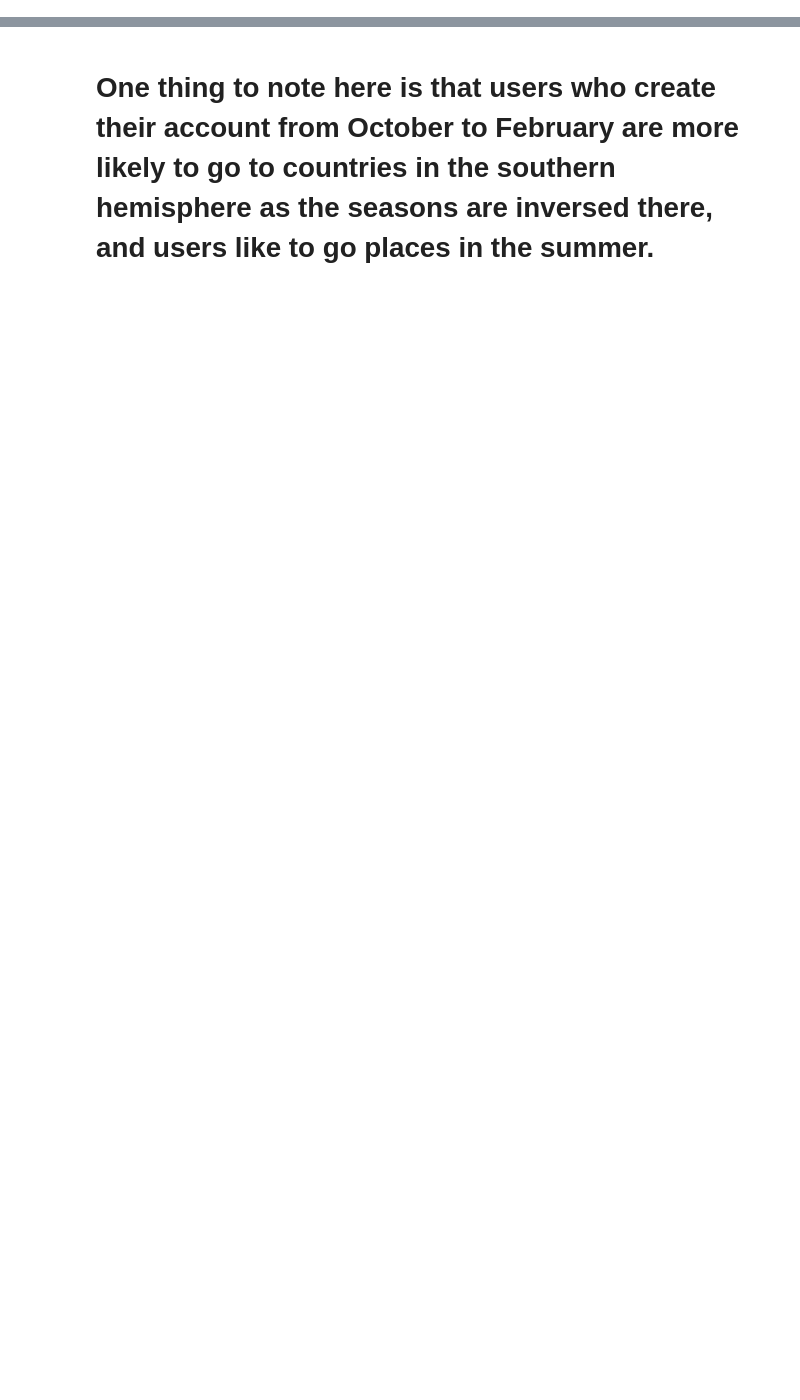
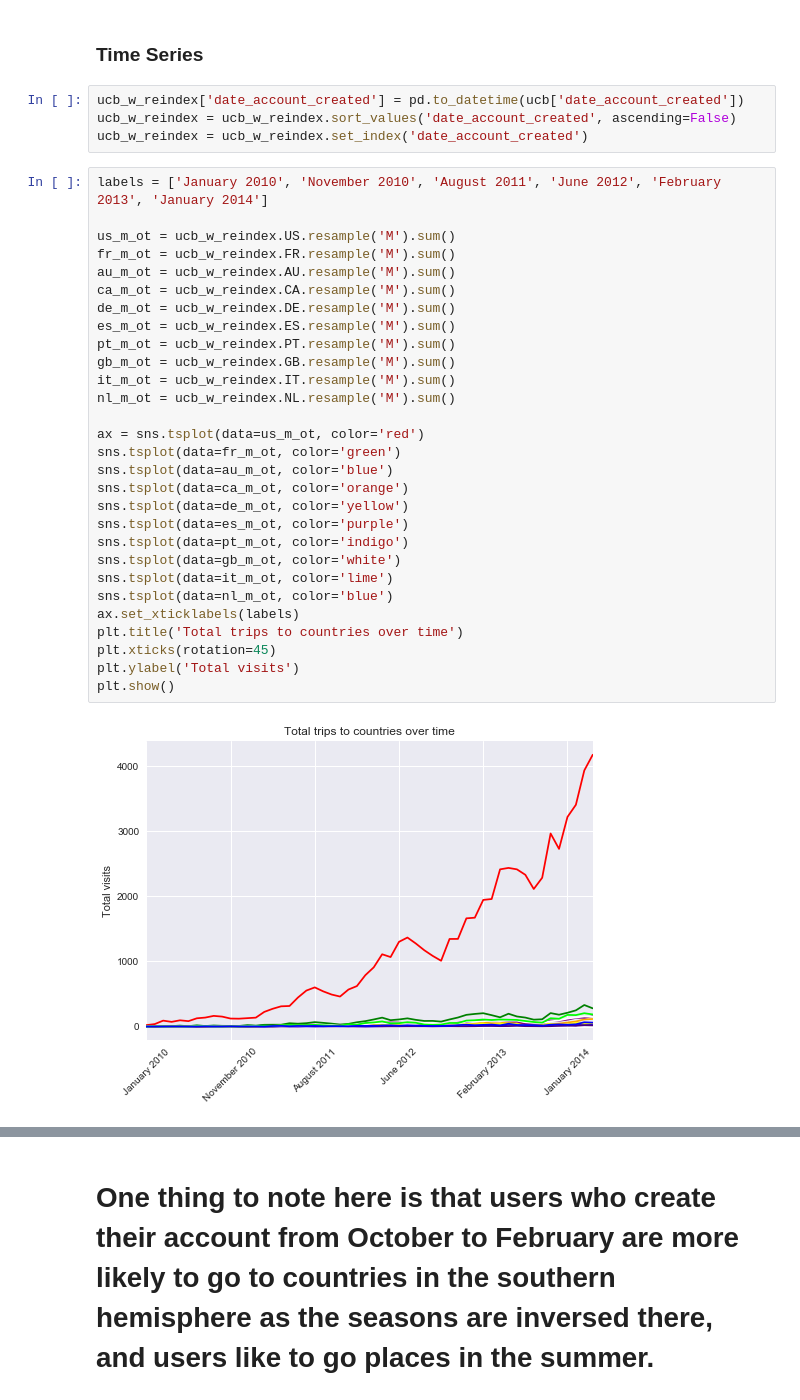
Before and after one commit to TJBANEY/Springboard-Code, a Jupyter notebook: Capstone Data Story.ipynb, the cells around one changed output, grey strips where cells are left out. Drawn from its saved outputs; the diff is of its cells as text; blank space fills up the shorter version.

Commit message:
Make changes to capstone data story

```diff
--- a/Capstone Data Story.ipynb
+++ b/Capstone Data Story.ipynb
@@ -233,0 +130,37 @@ plt.show()
+# %% [markdown]
+### <p href="time-series" style="margin-bottom: 0; line-height: 2px;">Time Series</p>
+# %%
+ucb_w_reindex['date_account_created'] = pd.to_datetime(ucb['date_account_created'])
+ucb_w_reindex = ucb_w_reindex.sort_values('date_account_created', ascending=False)
+ucb_w_reindex = ucb_w_reindex.set_index('date_account_created')
+# %%
+labels = ['January 2010', 'November 2010', 'August 2011', 'June 2012', 'February 2013', 'January 2014']
+
+us_m_ot = ucb_w_reindex.US.resample('M').sum()
+fr_m_ot = ucb_w_reindex.FR.resample('M').sum()
+au_m_ot = ucb_w_reindex.AU.resample('M').sum()
+ca_m_ot = ucb_w_reindex.CA.resample('M').sum()
+de_m_ot = ucb_w_reindex.DE.resample('M').sum()
+es_m_ot = ucb_w_reindex.ES.resample('M').sum()
+pt_m_ot = ucb_w_reindex.PT.resample('M').sum()
+gb_m_ot = ucb_w_reindex.GB.resample('M').sum()
+it_m_ot = ucb_w_reindex.IT.resample('M').sum()
+nl_m_ot = ucb_w_reindex.NL.resample('M').sum()
+
+ax = sns.tsplot(data=us_m_ot, color='red')
+sns.tsplot(data=fr_m_ot, color='green')
+sns.tsplot(data=au_m_ot, color='blue')
+sns.tsplot(data=ca_m_ot, color='orange')
+sns.tsplot(data=de_m_ot, color='yellow')
+sns.tsplot(data=es_m_ot, color='purple')
+sns.tsplot(data=pt_m_ot, color='indigo')
+sns.tsplot(data=gb_m_ot, color='white')
+sns.tsplot(data=it_m_ot, color='lime')
+sns.tsplot(data=nl_m_ot, color='blue')
+ax.set_xticklabels(labels)
+plt.title('Total trips to countries over time')
+plt.xticks(rotation=45)
+plt.ylabel('Total visits')
+plt.show()
+# %% [output]
+[figure, added]
```
Also changed, not shown: parts of 52 cells of this notebook, 4 other files.
